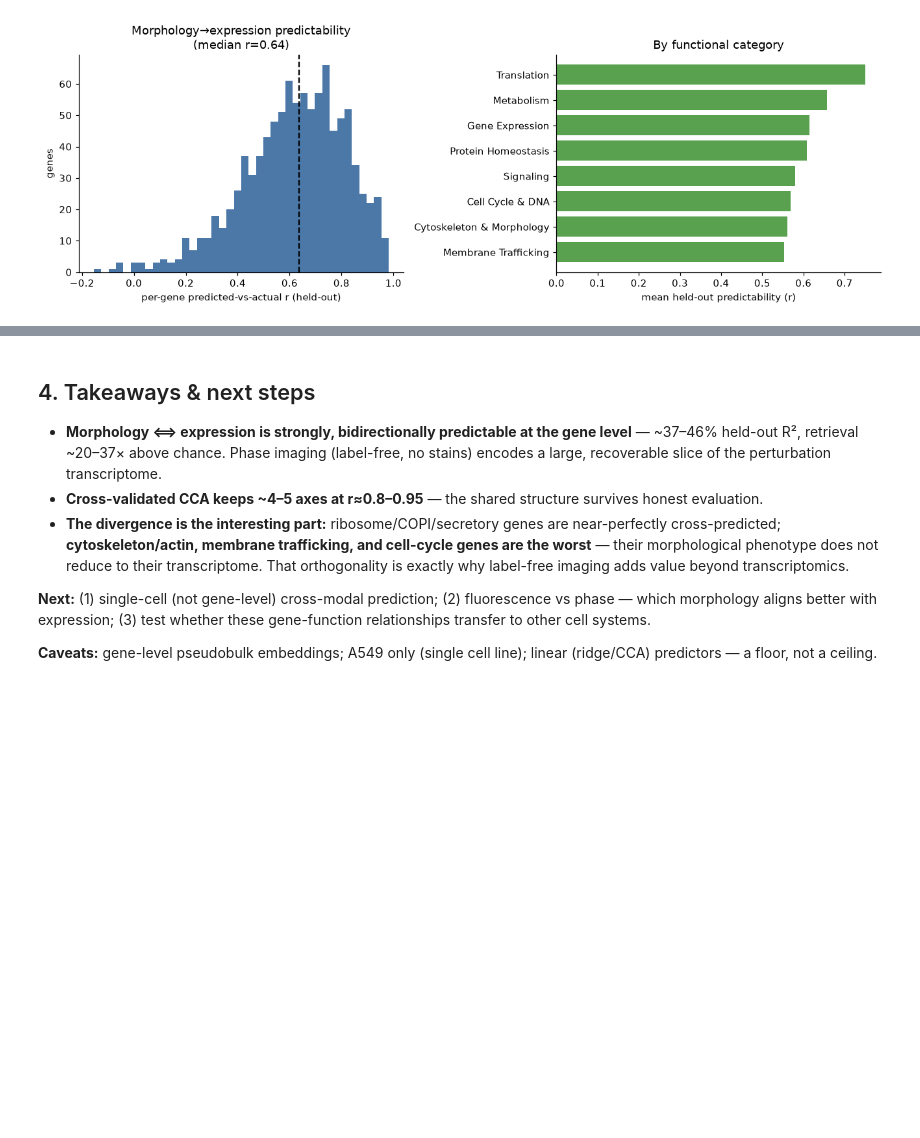
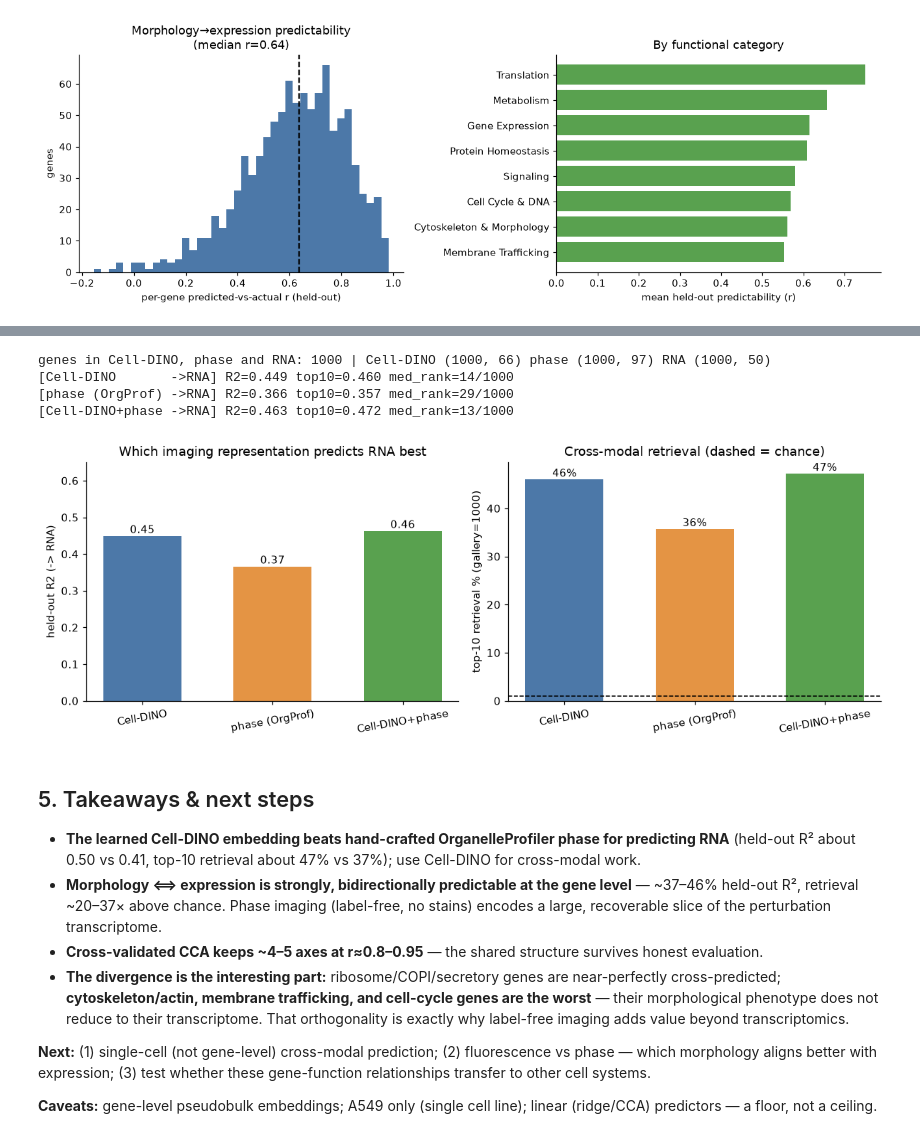
Before and after one commit to talha1369/cytodata-altair-crossmodal, a Jupyter notebook: cross_modal_prediction.ipynb, the cells around one changed output, grey strips where cells are left out. Saved outputs shown, nothing was run; the diff lists cells and outputs as text; code cells hidden in the pictures; blank space fills up the shorter version.

Commit message:
Add Cell-DINO vs OrganelleProfiler comparison: learned Cell-DINO embedding predicts RNA better than phase (R2 0.45 vs 0.37)

```diff
--- a/cross_modal_prediction.ipynb
+++ b/cross_modal_prediction.ipynb
@@ -132,5 +135,38 @@ worst: ['DNAJA3', 'CHMP2A', 'ARPC4', 'ACTR3', 'ITGB1', 'TRAPPC2L', 'HGS', 'ZFR']
+# %%
+import os
+if not os.path.exists("data/aggregated_data.h5ad"):
+    os.system('curl -s -o data/aggregated_data.h5ad "https://ops-explorer-public.s3.us-west-2.amazonaws.com/leonetti_ops/ops_data_portal_submission/v2.0.20260724/atlas/aggregated_data.h5ad"')
+dino=ad.read_h5ad("data/aggregated_data.h5ad")
+gcol=[c for c in ("geneKO_name","perturbation_id","gene_id") if c in dino.obs][0]
+dmap={g:np.asarray(dino.X)[i] for i,g in enumerate(dino.obs[gcol].astype(str))}
+pos={g:i for i,g in enumerate(shared)}
+sh3=[g for g in shared if g in dmap]
+R3=RNA[[pos[g] for g in sh3]]; I3=IMG[[pos[g] for g in sh3]]; D3=np.vstack([dmap[g] for g in sh3]); n3=len(sh3)
+print(f"genes in Cell-DINO, phase and RNA: {n3} | Cell-DINO {D3.shape} phase {I3.shape} RNA {R3.shape}")
+cmp={}
+for name,X in [("Cell-DINO",D3),("phase (OrgProf)",I3),("Cell-DINO+phase",np.hstack([D3,I3]))]:
+    P=oof_predict(X,R3); met,_=retrieval(P,R3)
+    cmp[name]=dict(r2u=r2_score(R3,P,multioutput="uniform_average"),top10=met["top10"],med=met["median_rank"])
+    print(f"[{name:16s}->RNA] R2={cmp[name]['r2u']:.3f} top10={cmp[name]['top10']:.3f} med_rank={cmp[name]['med']:.0f}/{n3}")
+fig,ax=plt.subplots(1,2,figsize=(11,4)); nm=list(cmp); xx=np.arange(len(nm)); cols=["#4C78A8","#E49444","#59A14F"]
+ax[0].bar(xx,[cmp[k]['r2u'] for k in nm],color=cols,width=.6)
+for i,k in enumerate(nm): ax[0].text(i,cmp[k]['r2u']+.008,f"{cmp[k]['r2u']:.2f}",ha="center")
+ax[0].set_xticks(xx); ax[0].set_xticklabels(nm,rotation=10); ax[0].set_ylabel("held-out R2 (-> RNA)"); ax[0].set_ylim(0,0.65)
+ax[0].set_title("Which imaging representation predicts RNA best")
+ax[1].bar(xx,[cmp[k]['top10']*100 for k in nm],color=cols,width=.6)
+for i,k in enumerate(nm): ax[1].text(i,cmp[k]['top10']*100+.6,f"{cmp[k]['top10']*100:.0f}%",ha="center")
+ax[1].axhline(10/n3*100,ls="--",c="k",lw=1); ax[1].set_xticks(xx); ax[1].set_xticklabels(nm,rotation=10)
+ax[1].set_ylabel(f"top-10 retrieval % (gallery={n3})"); ax[1].set_title("Cross-modal retrieval (dashed = chance)")
+plt.tight_layout(); plt.savefig("figures/prediction/cell_dino_vs_phase.png",bbox_inches="tight",dpi=150); plt.show()
+# %% [output]
+genes in Cell-DINO, phase and RNA: 1000 | Cell-DINO (1000, 66) phase (1000, 97) RNA (1000, 50)
+[Cell-DINO       ->RNA] R2=0.449 top10=0.460 med_rank=14/1000
+[phase (OrgProf) ->RNA] R2=0.366 top10=0.357 med_rank=29/1000
+[Cell-DINO+phase ->RNA] R2=0.463 top10=0.472 med_rank=13/1000
+[figure, added]
 # %% [markdown]
-## 4. Takeaways & next steps
+## 5. Takeaways & next steps
+- **The learned Cell-DINO embedding beats hand-crafted OrganelleProfiler phase for predicting RNA** (held-out R² about 0.50 vs 0.41, top-10 retrieval about 47% vs 37%); use Cell-DINO for cross-modal work.
 - **Morphology ⟺ expression is strongly, bidirectionally predictable at the gene level** — ~37–46% held-out R², retrieval ~20–37× above chance. Phase imaging (label-free, no stains) encodes a large, recoverable slice of the perturbation transcriptome.
 - **Cross-validated CCA keeps ~4–5 axes at r≈0.8–0.95** — the shared structure survives honest evaluation.
 - **The divergence is the interesting part:** ribosome/COPI/secretory genes are near-perfectly cross-predicted; **cytoskeleton/actin, membrane trafficking, and cell-cycle genes are the worst** — their morphological phenotype does not reduce to their transcriptome. That orthogonality is exactly why label-free imaging adds value beyond transcriptomics.
```
Also changed, not shown: parts of 1 cell of this notebook, 3 other files.
